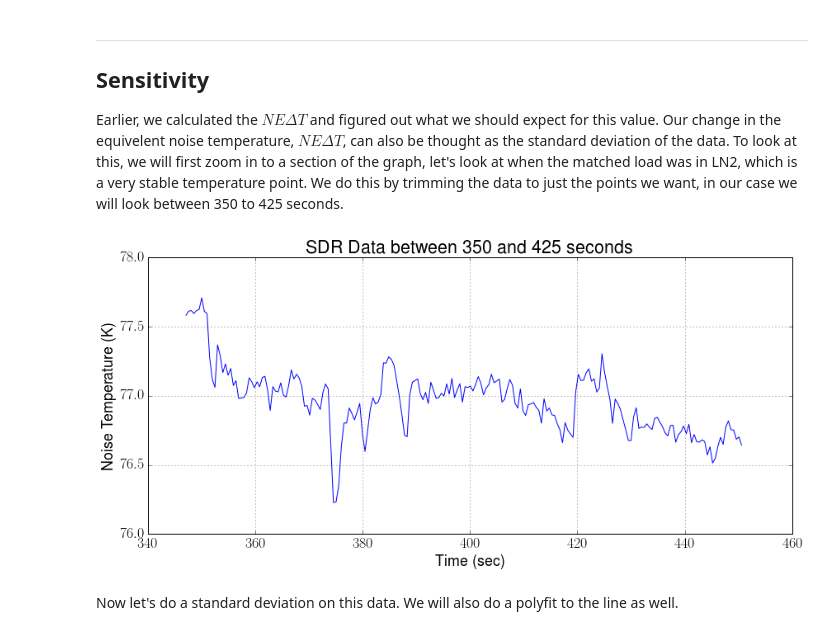
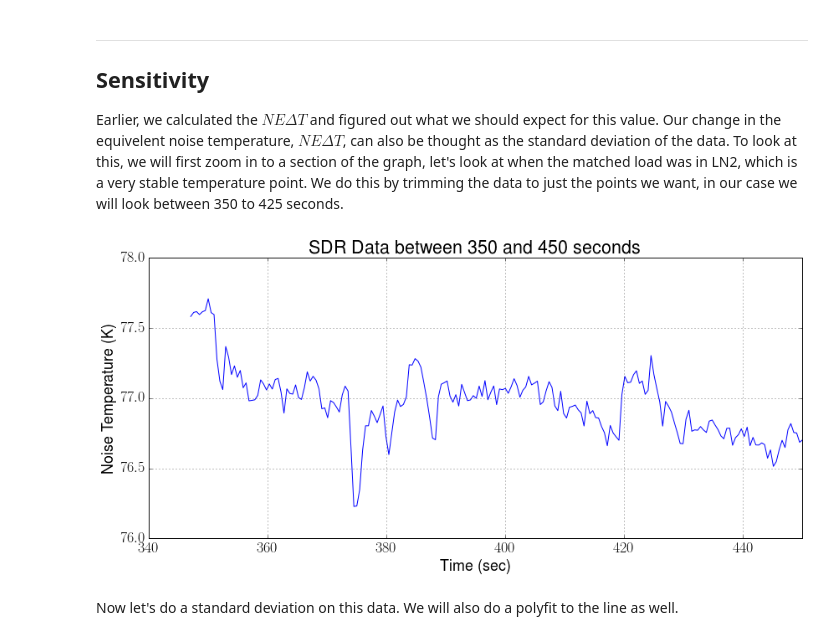
Before and after one commit to matgyver/Radiometer-SDR-Thesis, a Jupyter notebook: Experiments/Exp1/radiometer_experiment_1.ipynb, the cells around one changed output. Drawn from its saved outputs; the diff is of its cells as text; code cells hidden in the pictures.

```diff
--- a/Experiments/Exp1/radiometer_experiment_1.ipynb
+++ b/Experiments/Exp1/radiometer_experiment_1.ipynb
@@ -424,15 +425,15 @@ y = y[:(425*.5)]
 # %%
 fig = plt.figure(figsize=(14,6), dpi=300)
 plot(y,g)
 xlabel('Time (sec)')
 ylabel('Noise Temperature (K)')
-title('SDR Data between 350 and 425 seconds')
+title('SDR Data between 350 and 450 seconds')
 grid(True)
-axis([340, 460, 76, 78])
+axis([340, 450, 76, 78])
 fig.savefig("SDR_Zoom.pdf", dpi=300)
 fig.savefig("SDR_Zoom.png", dpi=300)
 # %% [output]
-[figure, old version]
+[figure, new version]
 # %% [markdown]
 Now let's do a standard deviation on this data.  We will also do a polyfit to the line as well.
 # %%
```
Also changed, not shown: parts of 8 cells of this notebook, 24 other files.
